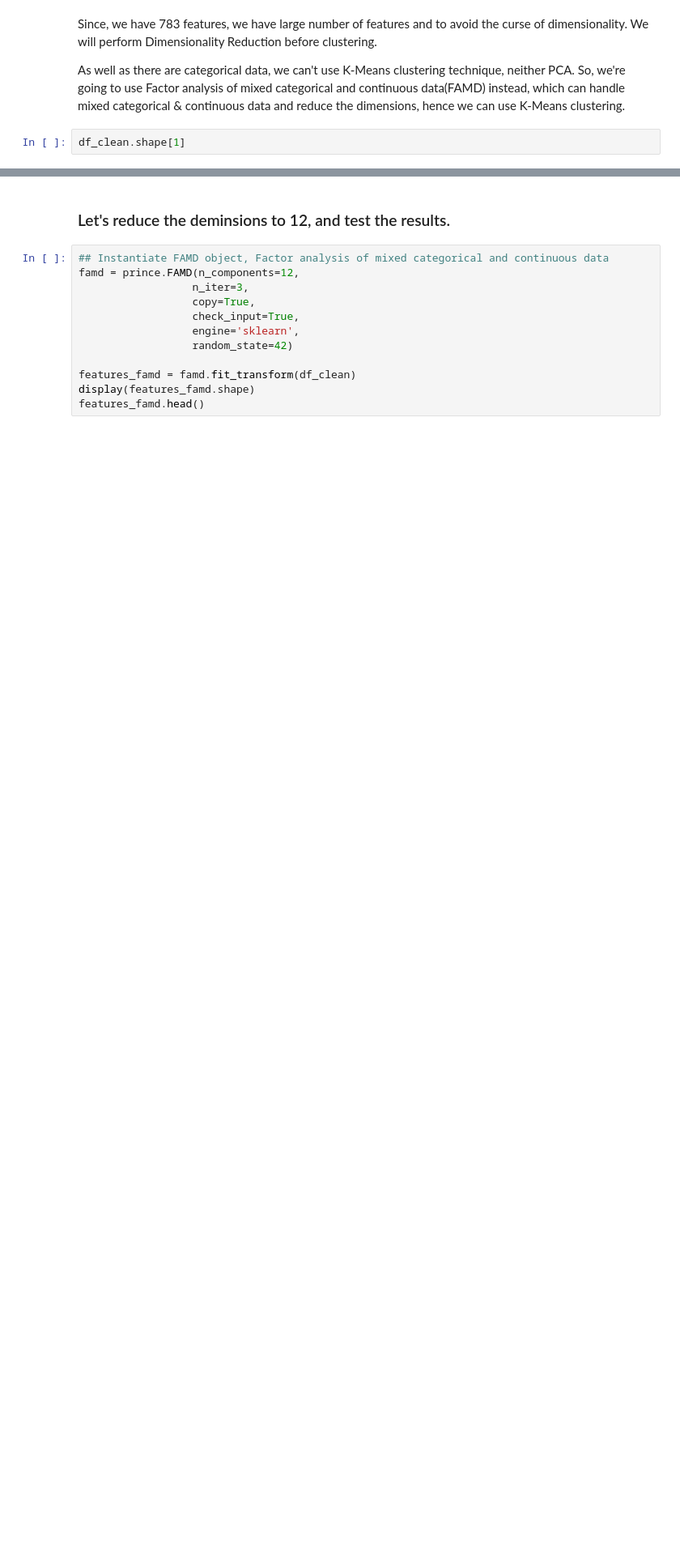
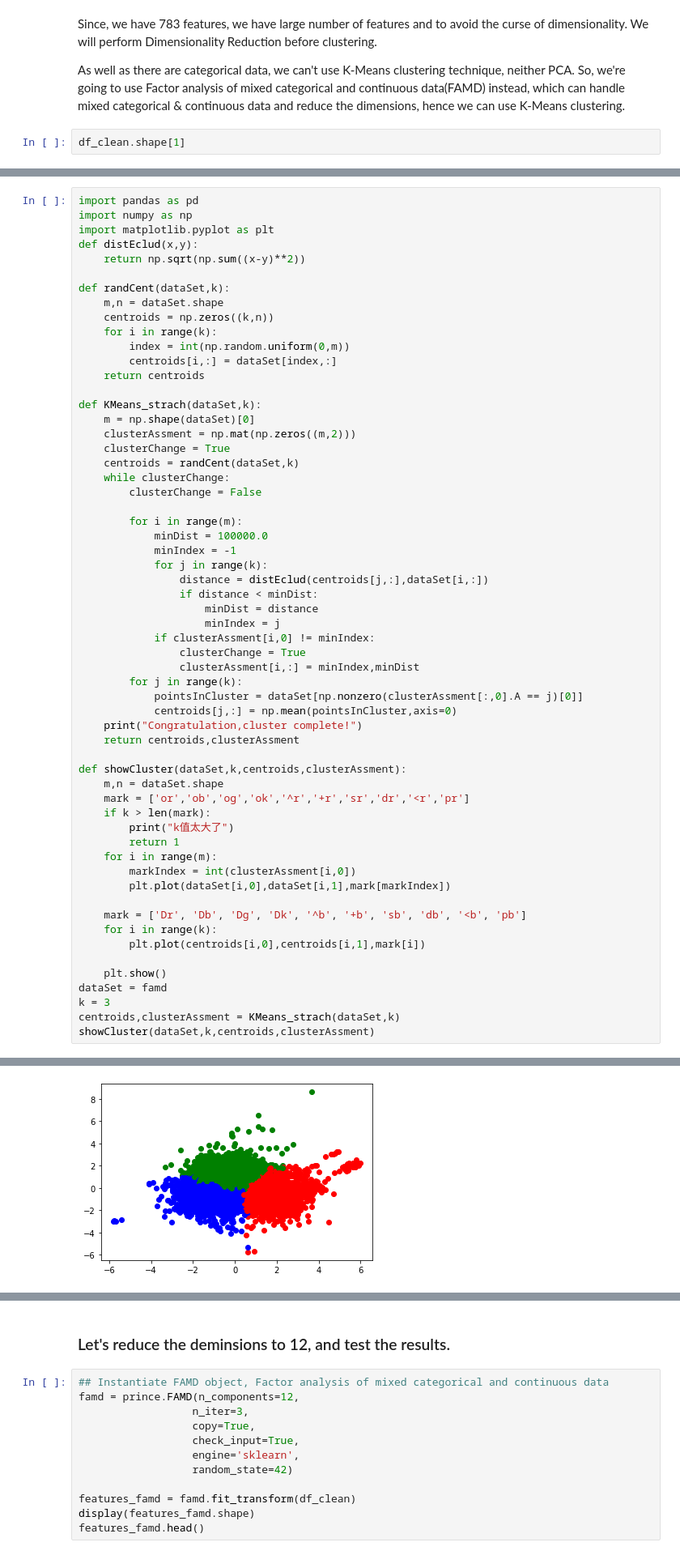
Before and after one commit to Requiem98/ADM-HW4, a Jupyter notebook: main.ipynb, the cells around one changed output, grey strips where cells are left out. Shown at 81% size. Drawn from its saved outputs; the diff is of its cells as text; blank space fills up the shorter version.

```diff
--- a/main.ipynb
+++ b/main.ipynb
@@ -1225,0 +1231,60 @@ df_clean.shape[1]
+# %%
+import pandas as pd
+import numpy as np
+import matplotlib.pyplot as plt
+def distEclud(x,y):
+    return np.sqrt(np.sum((x-y)**2))
+
+def randCent(dataSet,k):
+    m,n = dataSet.shape
+    centroids = np.zeros((k,n))
+    for i in range(k):
+        index = int(np.random.uniform(0,m))
+        centroids[i,:] = dataSet[index,:]
+    return centroids
+
+def KMeans_strach(dataSet,k):
+    m = np.shape(dataSet)[0]
+    clusterAssment = np.mat(np.zeros((m,2)))
+    clusterChange = True
+    centroids = randCent(dataSet,k)
+    while clusterChange:
+        clusterChange = False
+
+        for i in range(m):
+            minDist = 100000.0
+            minIndex = -1
+            for j in range(k):
+                distance = distEclud(centroids[j,:],dataSet[i,:])
+                if distance < minDist:
+                    minDist = distance
+                    minIndex = j
+            if clusterAssment[i,0] != minIndex:
+                clusterChange = True
+                clusterAssment[i,:] = minIndex,minDist
+        for j in range(k):
+            pointsInCluster = dataSet[np.nonzero(clusterAssment[:,0].A == j)[0]]
+            centroids[j,:] = np.mean(pointsInCluster,axis=0)
+    print("Congratulation,cluster complete!")
+    return centroids,clusterAssment
+
+def showCluster(dataSet,k,centroids,clusterAssment):
+    m,n = dataSet.shape
+    mark = ['or','ob','og','ok','^r','+r','sr','dr','<r','pr']
+    if k > len(mark):
+        print("k值太大了")
+        return 1
+    for i in range(m):
+        markIndex = int(clusterAssment[i,0])
+        plt.plot(dataSet[i,0],dataSet[i,1],mark[markIndex])
+
+    mark = ['Dr', 'Db', 'Dg', 'Dk', '^b', '+b', 'sb', 'db', '<b', 'pb']
+    for i in range(k):
+        plt.plot(centroids[i,0],centroids[i,1],mark[i])
+
+    plt.show()
+dataSet = famd
+k = 3
+centroids,clusterAssment = KMeans_strach(dataSet,k)
+showCluster(dataSet,k,centroids,clusterAssment)
+# %% [output]
@@ -1225,0 +1292 @@ df_clean.shape[1]
+[figure, added]
```
Also changed, not shown: parts of 30 cells of this notebook.
